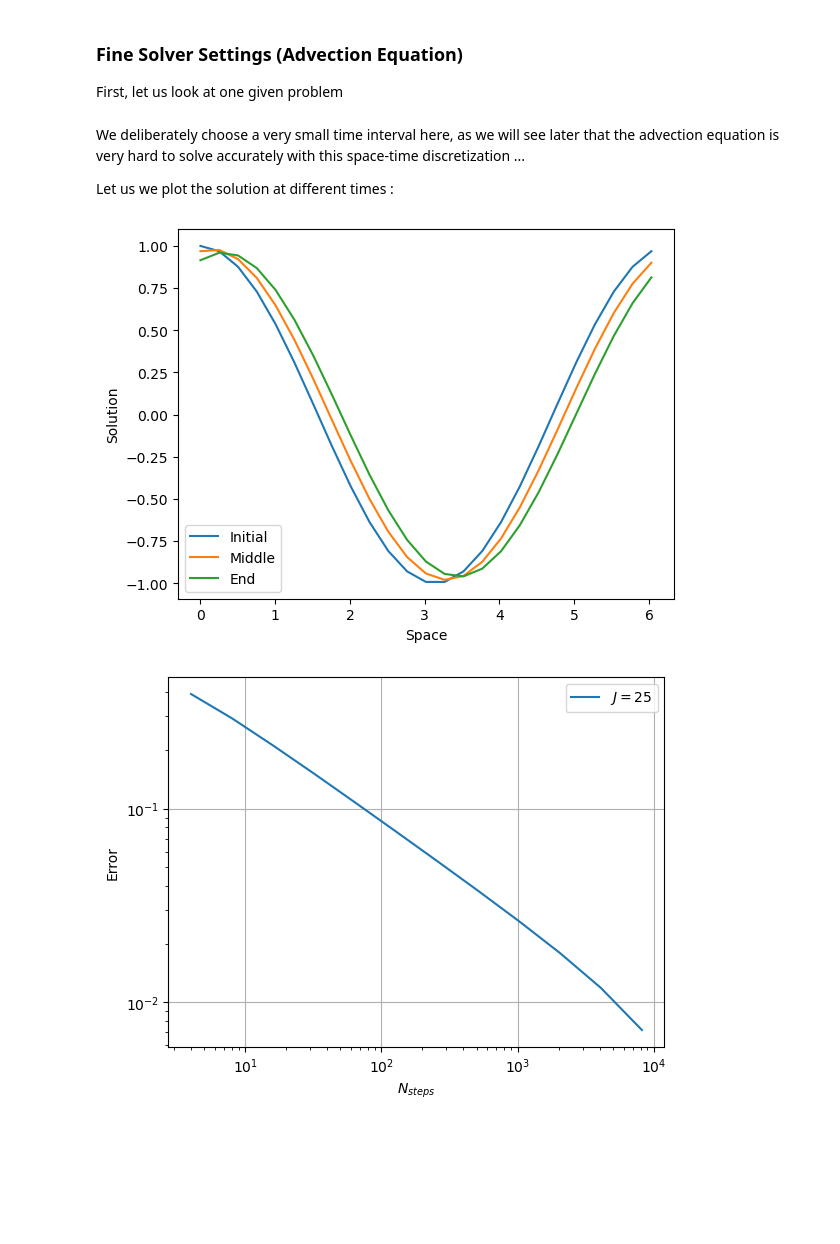
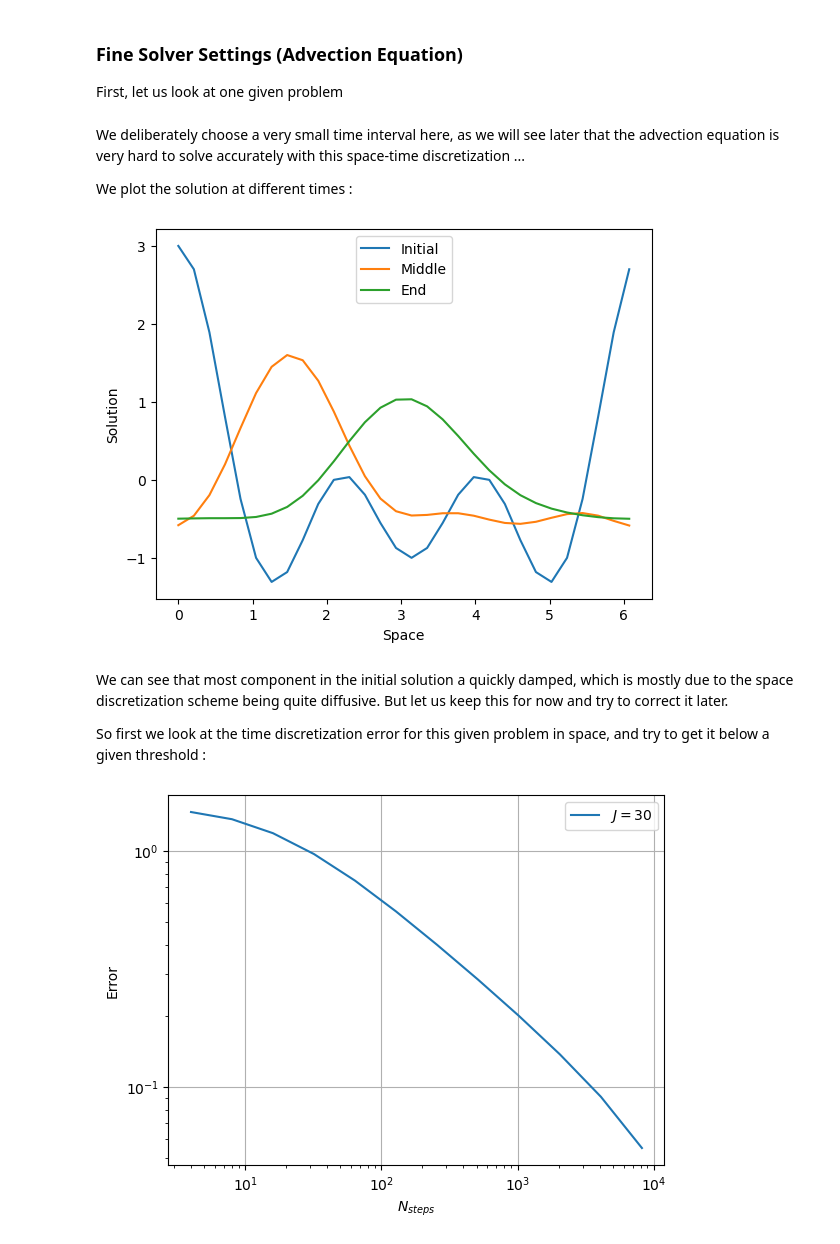
Before and after one commit to tlunet/pint-workshops, a Jupyter notebook: 2023-06_IPH-Workshop/s4/notebook.ipynb, the cells around one changed output. Cells and saved outputs as stored; diff of their text form; code cells hidden in the pictures; blank space fills up the shorter version.

```diff
--- a/2023-06_IPH-Workshop/s4/notebook.ipynb
+++ b/2023-06_IPH-Workshop/s4/notebook.ipynb
@@ -41,9 +41,9 @@ A_diff = finDiffMatrixD2C2(J=J, L=1)
 x = np.linspace(0, 1, J+2)[1:-1]
 
 def source(t):
-    return np.sin(t)
+    return np.sum([np.sin((i+1)*t) for i in range(5)])
 
-T = 4*np.pi
+T = 2*np.pi
 u0 = np.zeros(J)
 
 nStep = 400
@@ -68,13 +67,13 @@ Now let us look at the global discretization error in time using a numerical app
 
 > Note : To simplify our settings, we consider that $J=25$ is sufficient for the space discretization error to be negligible.
 # %%
-def plotTimeError(L=1, J=25, tEnd=4*np.pi):
+def plotTimeError(L=1, J=25, tEnd=T):
 
     u0 = np.zeros(J)
 
     A = finDiffMatrixD2C2(J, L)
 
-    N_ref = 2**15
+    N_ref = 2**14
     _, u_ref = backwardEulerLin(A, u0, b=source, tBeg=0, tEnd=tEnd, N=N_ref)
 
     nSteps = 2**np.arange(2, 13)
@@ -104,5 +103,5 @@ Now that we have our numerical settings for the fine solver, we consider that we
 # %%
-T = 4*np.pi
-nStep = 4000
+nSteps = 4000
 N = 10
-nF = int(nStep//N)
+nF = int(nSteps//N)
+print('nF =', nF)
@@ -302,7 +302,7 @@ First, let us look at one given problem
 import numpy as np
 from pde import finDiffMatrixD1U1, backwardEulerLin
 
-J = 25
+J = 30
 L = 2*np.pi
 A_adv = -finDiffMatrixD1U1(J=J, L=L)
 x = np.linspace(0, 2*np.pi, num=J, endpoint=False)
@@ -310,15 +310,19 @@ x = np.linspace(0, 2*np.pi, num=J, endpoint=False)
 def source(t):
     return 0
 
-T = 0.1*np.pi
-u0 = np.cos(x)
+T = np.pi
 
-nStep = 400
+def initialSolution(x):
+    return np.cos(x) + np.cos(2*x) + np.cos(3*x)
+
+u0 = initialSolution(x)
+
+nStep = 4000
 t, u = backwardEulerLin(A_adv, u0, source, 0, T, nStep)
 # %% [markdown]
 We deliberately choose a very small time interval here, as we will see later that the advection equation is very hard to solve accurately with this space-time discretization ...
 
-Let us we plot the solution at different times :
+We plot the solution at different times :
 # %%
 import matplotlib.pyplot as plt
 
@@ -329,34 +333,38 @@ plt.legend()
 plt.xlabel("Space")
 plt.ylabel("Solution");
 # %% [output]
-[figure, old version]
+[figure, new version]
+# %% [markdown]
+We can see that most component in the initial solution a quickly damped, which is mostly due to the space discretization scheme being quite diffusive. But let us keep this for now and try to correct it later.
+
+So first we look at the time discretization error for this given problem in space, and try to get it below a given threshold :
 # %%
-def plotTimeError(L=1, J=25, T=0.1*np.pi):
+def plotTimeError(L=L, J=J, T=T):
 
-    x = np.linspace(0, 2*np.pi, num=J, endpoint=False)
-    u0 = np.cos(x)
+    x = np.linspace(0, L, num=J, endpoint=False)
+    u0 = initialSolution(x)
 
     A = -finDiffMatrixD1U1(J, L)
 
     N_ref = 2**15
     _, u_ref = backwardEulerLin(A, u0, b=source, tBeg=0, tEnd=T, N=N_ref)
 
     nSteps = 2**np.arange(2, 14)
     err = []
     for N in nSteps:
         _, u = backwardEulerLin(A, u0, b=source, tBeg=0, tEnd=T, N=N)
         ref = u_ref[:, ::N_ref//N]
         error = np.linalg.norm(u-ref, ord=2, axis=-1)   # L_2 in space
         error = np.linalg.norm(error, ord=np.inf)       # L_infty in time
         err.append(error)
 
     plt.loglog(nSteps, err, label=f"$J={J}$")
     plt.xlabel('$N_{steps}$')
     plt.ylabel('Error')
     plt.legend()
     plt.grid(True)
 
 plotTimeError()
 # %% [output]
-[figure, old version]
+[figure, new version]
 # %% [markdown]
```
Also changed, not shown: parts of 52 cells of this notebook, 2 other files.
